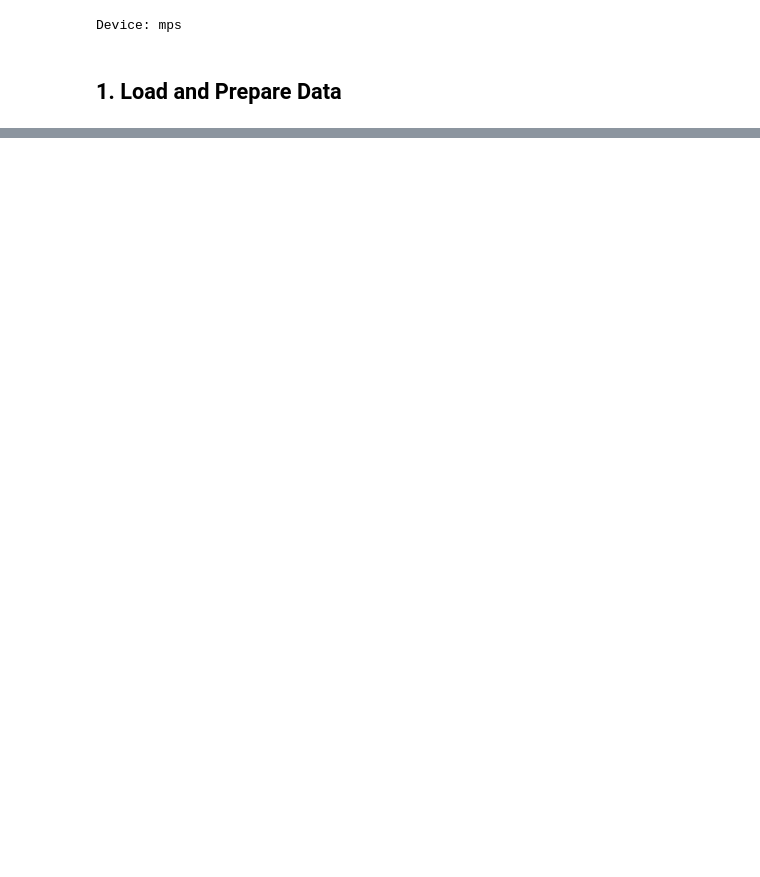
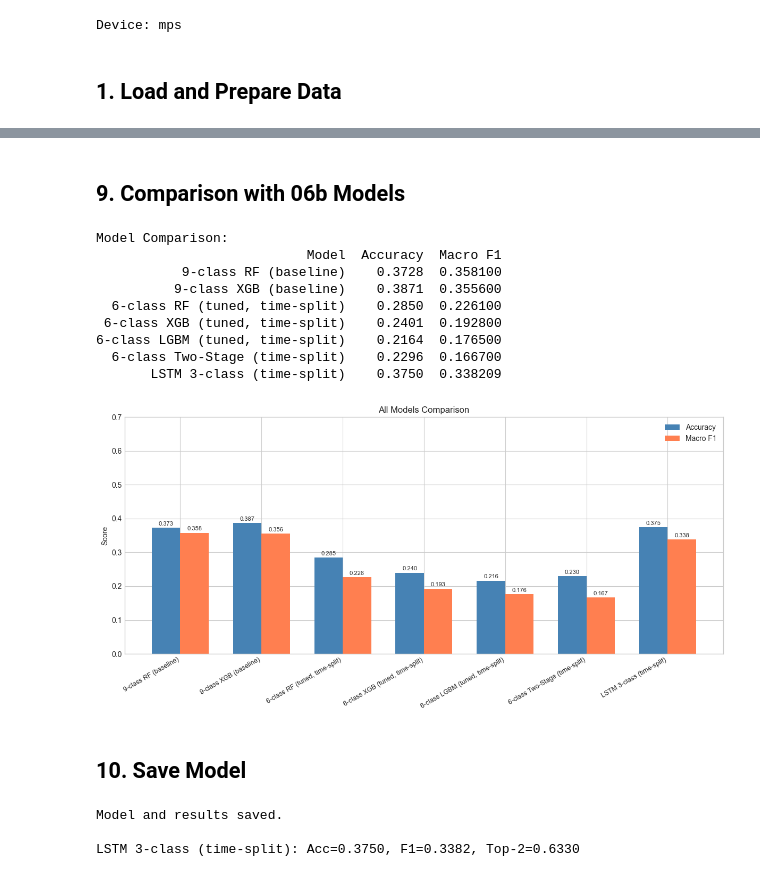
Before and after one commit to wushuchris/covered-call-prototype, a Jupyter notebook: notebooks/07_lstm_model.ipynb, the cells around one changed output, grey strips where cells are left out. Cells and saved outputs as stored; diff of their text form; code cells hidden in the pictures; blank space fills up the shorter version.

```diff
--- a/notebooks/07_lstm_model.ipynb
+++ b/notebooks/07_lstm_model.ipynb
@@ -544,0 +367,74 @@ Best overall: 6-class Two-Stage (Macro F1: 0.8165)
+# %% [markdown]
+## 9. Comparison with 06b Models
+# %%
+# Load 06b walk-forward results
+try:
+    prev = pd.read_csv(PROCESSED / 'improved_results.csv')
+except:
+    prev = pd.DataFrame()
+
+# LSTM results
+lstm_row = pd.DataFrame({
+    'Model': ['LSTM 3-class (time-split)'],
+    'Accuracy': [acc_3],
+    'Macro F1': [f1m_3]
+})
+
+if len(prev) > 0:
+    all_results = pd.concat([prev, lstm_row], ignore_index=True)
+else:
+    all_results = lstm_row
+
+print("Model Comparison:")
+print(all_results.to_string(index=False))
+
+# Plot
+fig, ax = plt.subplots(figsize=(12, 6))
+x = np.arange(len(all_results))
+w = 0.35
+b1 = ax.bar(x - w/2, all_results['Accuracy'], w, label='Accuracy', color='steelblue')
+b2 = ax.bar(x + w/2, all_results['Macro F1'], w, label='Macro F1', color='coral')
+ax.set_xticks(x)
+ax.set_xticklabels(all_results['Model'], rotation=30, ha='right', fontsize=9)
+ax.set_ylabel('Score')
+ax.set_title('All Models Comparison')
+ax.legend()
+ax.set_ylim(0, 0.7)
+for bars in [b1, b2]:
+    for bar in bars:
+        h = bar.get_height()
+        ax.annotate(f'{h:.3f}', xy=(bar.get_x()+bar.get_width()/2, h),
+                    xytext=(0,3), textcoords='offset points', ha='center', fontsize=8)
+plt.tight_layout()
+plt.savefig('../reports/figures/all_models_comparison.png', dpi=150, bbox_inches='tight')
+plt.show()
+# %% [output]
+Model Comparison:
+                           Model  Accuracy  Macro F1
+           9-class RF (baseline)    0.3728  0.358100
+          9-class XGB (baseline)    0.3871  0.355600
+  6-class RF (tuned, time-split)    0.2850  0.226100
+ 6-class XGB (tuned, time-split)    0.2401  0.192800
+6-class LGBM (tuned, time-split)    0.2164  0.176500
+  6-class Two-Stage (time-split)    0.2296  0.166700
+       LSTM 3-class (time-split)    0.3750  0.338209
+[figure, added]
+# %% [markdown]
+## 10. Save Model
+# %%
+torch.save({
+    'model_state_dict': model_3.state_dict(),
+    'input_size': n_feat, 'hidden_size': 32, 'num_layers': 1,
+    'num_classes': 3, 'seq_length': SEQ_LENGTH, 'feature_cols': feature_cols,
+    'split_date': str(pd.Timestamp(split_date).date()),
+    'approach': 'time-based split, class weights, 3-class moneyness',
+}, MODELS / 'lstm_3class_moneyness.pt')
+
+all_results.to_csv(PROCESSED / 'all_model_results.csv', index=False)
+
+print("Model and results saved.")
+print(f"\nLSTM 3-class (time-split): Acc={acc_3:.4f}, F1={f1m_3:.4f}, Top-2={top2_correct.mean():.4f}")
+# %% [output]
+Model and results saved.
+
+LSTM 3-class (time-split): Acc=0.3750, F1=0.3382, Top-2=0.6330
```
Also changed, not shown: parts of 41 cells of this notebook, 4 other files.
